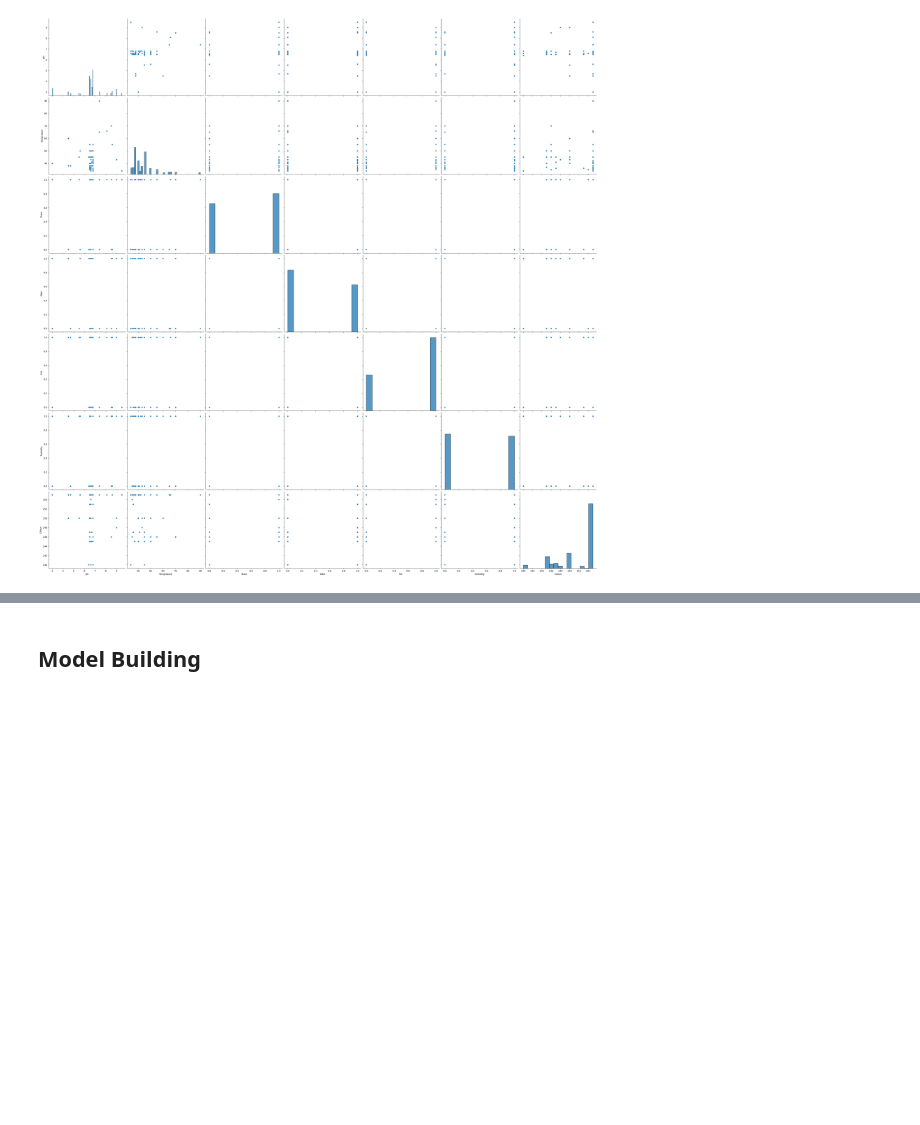
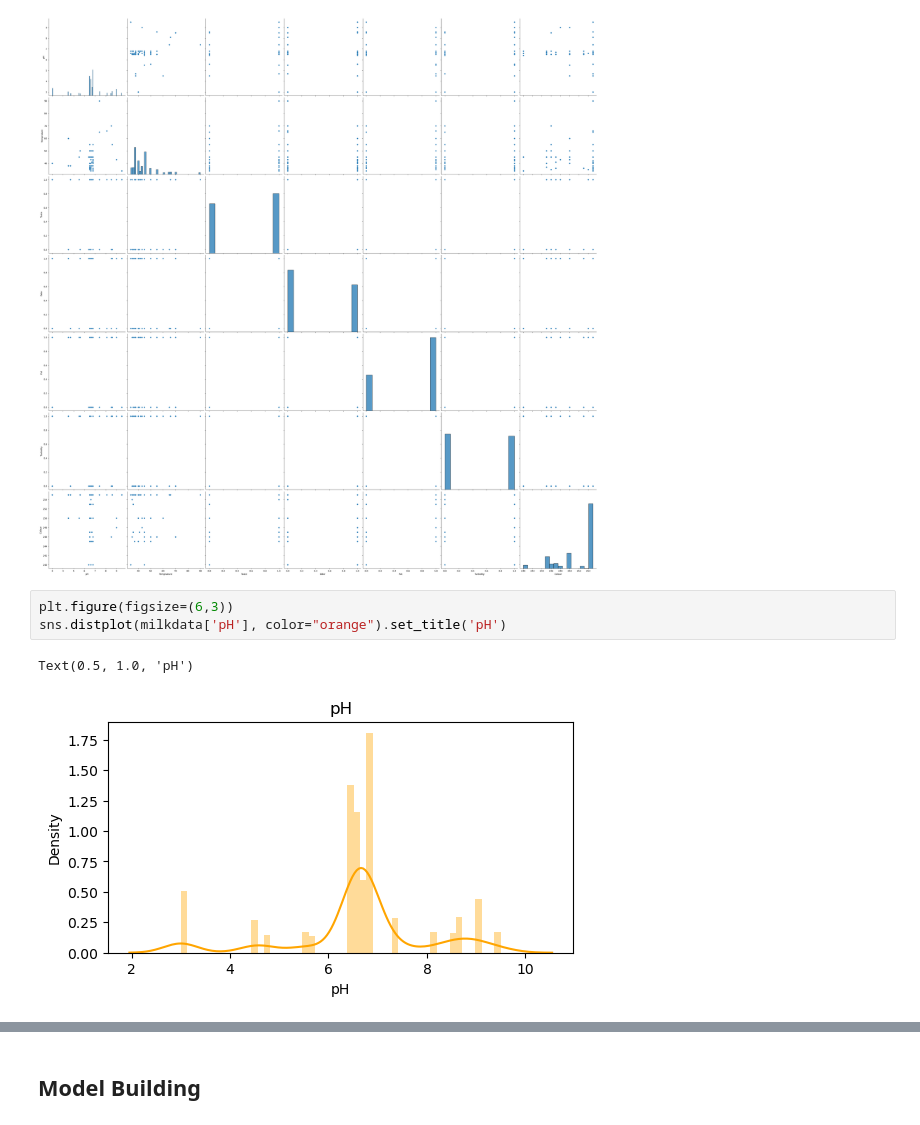
Before and after one commit to kintan-pitaloka/MilkQualityPredicitions, a Jupyter notebook: MilkQualityPredictions.ipynb, the cells around one changed output, grey strips where cells are left out. Saved outputs shown, nothing was run; the diff lists cells and outputs as text; blank space fills up the shorter version.

```diff
--- a/MilkQualityPredictions.ipynb
+++ b/MilkQualityPredictions.ipynb
@@ -115,3 +193,9 @@ sns.pairplot(milkdata,height=5)
 # %% [output]
 <seaborn.axisgrid.PairGrid at 0x...>
 [figure]
+# %%
+plt.figure(figsize=(6,3))
+sns.distplot(milkdata['pH'], color="orange").set_title('pH')
+# %% [output]
+Text(0.5, 1.0, 'pH')
+[figure, added]
```
Also changed, not shown: parts of 29 cells of this notebook.
